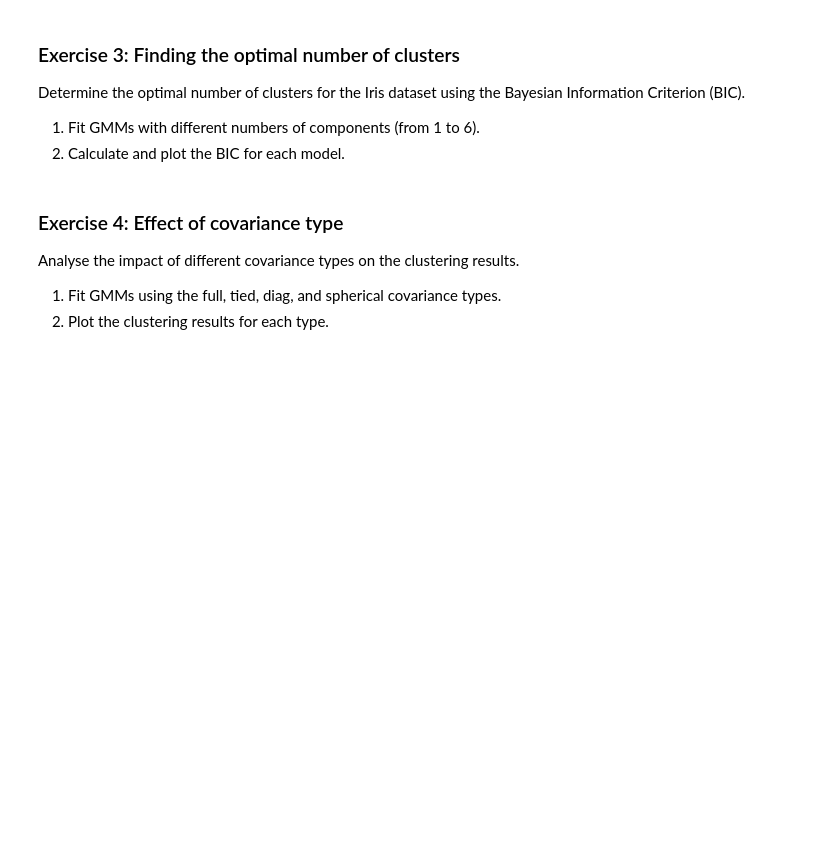
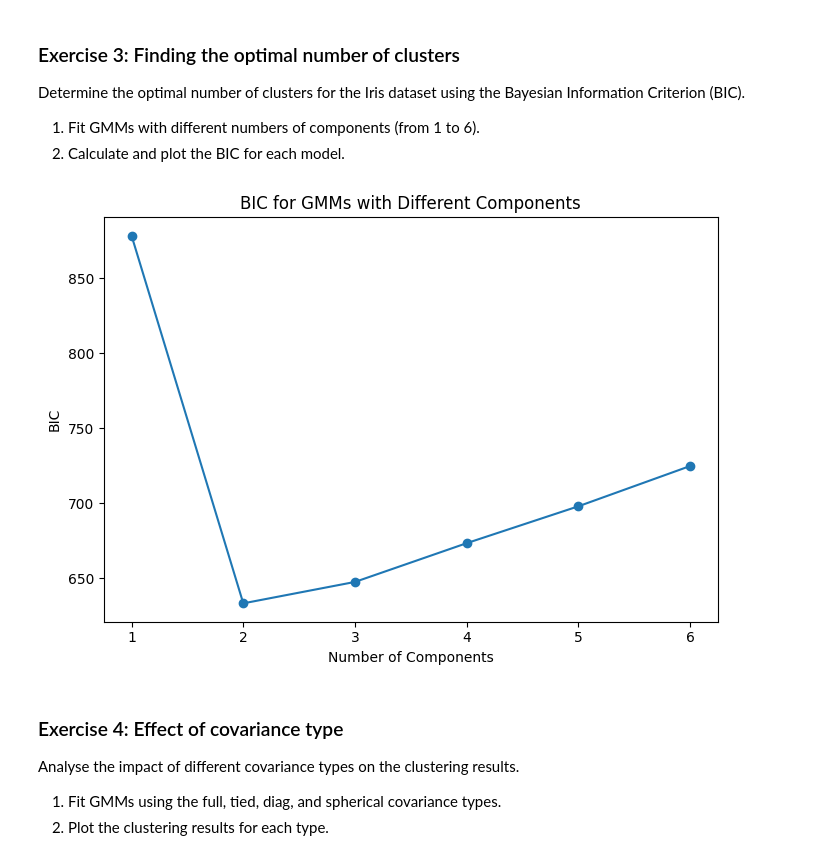
Before and after one commit to WangilaPrish/python_machine_learning, a Jupyter notebook: NLP MODULE/Gaussian_mixture_models_exercise.ipynb, the cells around one changed output. Saved outputs shown, nothing was run; the diff lists cells and outputs as text; code cells hidden in the pictures; blank space fills up the shorter version.

```diff
--- a/NLP MODULE/Gaussian_mixture_models_exercise.ipynb
+++ b/NLP MODULE/Gaussian_mixture_models_exercise.ipynb
@@ -85,7 +85,28 @@ Determine the optimal number of clusters for the Iris dataset using the Bayesian
   1. Fit GMMs with different numbers of components (from 1 to 6).
   2. Calculate and plot the BIC for each model.
 # %%
-# insert code here
+import matplotlib.pyplot as plt
+from sklearn.mixture import GaussianMixture
+
+# Fit GMMs with different numbers of components and compute BIC
+n_components_range = range(1, 7)
+bic_scores = []
+for n_components in n_components_range:
+    gmm = GaussianMixture(n_components=n_components, random_state=42)
+    gmm.fit(X_pca)
+    bic_scores.append(gmm.bic(X_pca))
+
+# Plot BIC scores
+plt.figure(figsize=(7, 5))
+plt.plot(n_components_range, bic_scores, marker="o")
+plt.xlabel("Number of Components")
+plt.ylabel("BIC")
+plt.title("BIC for GMMs with Different Components")
+plt.xticks(list(n_components_range))
+plt.tight_layout()
+plt.show()
+# %% [output]
+[figure, added]
 # %% [markdown]
 ### Exercise 4: Effect of covariance type
 Analyse the impact of different covariance types on the clustering results.
```
